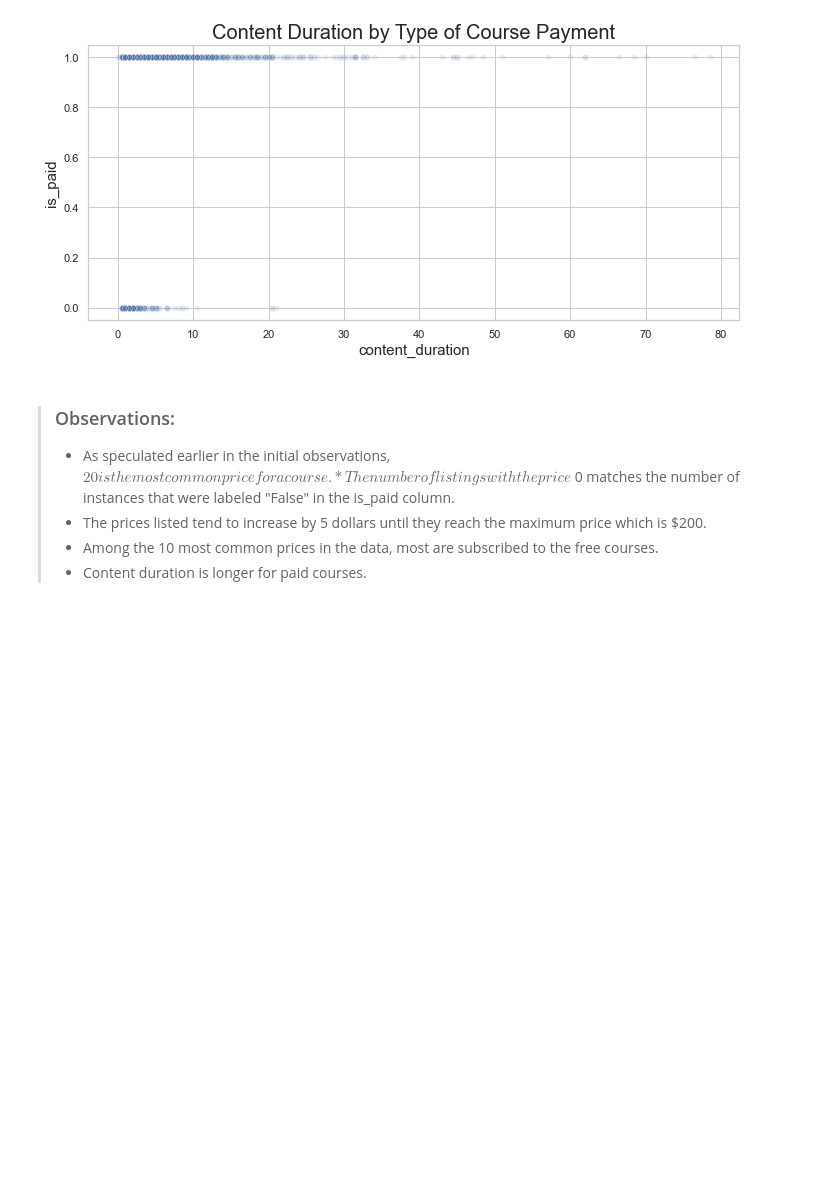
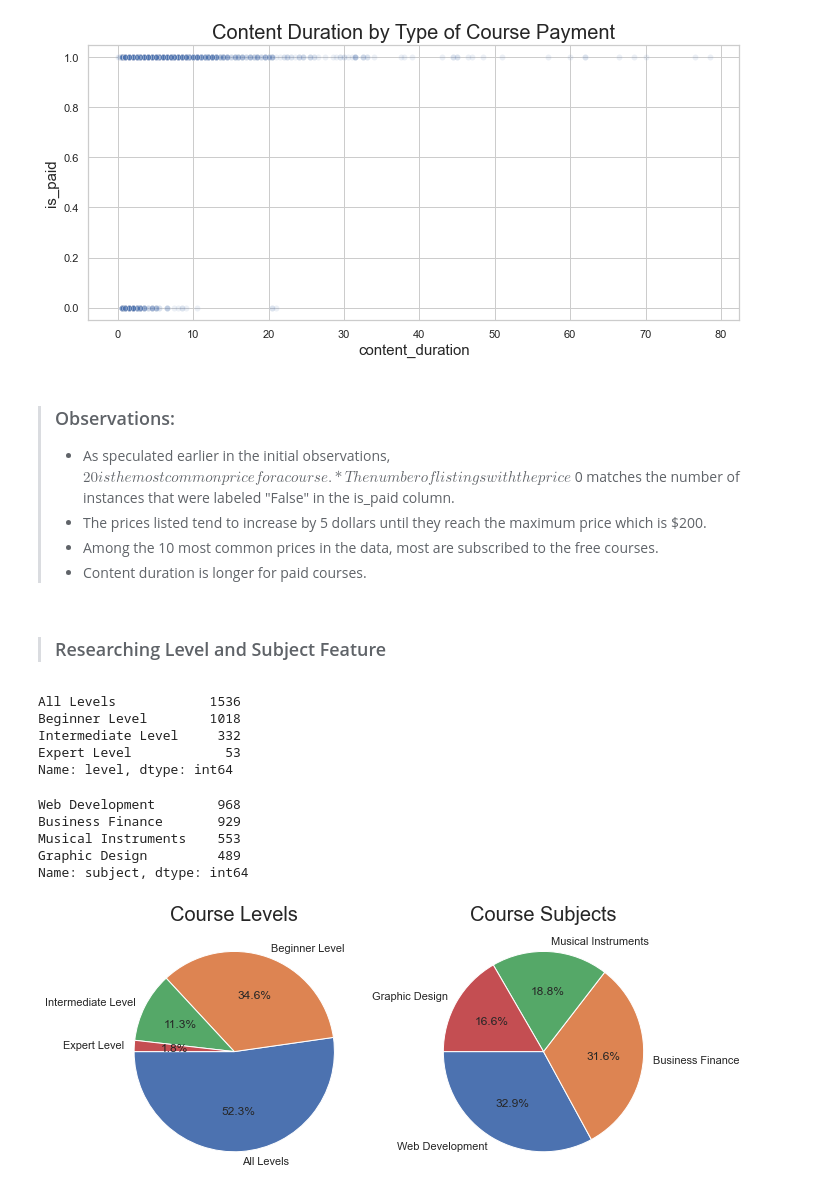
Before and after one commit to adiy55/1SA-Final-Project, a Jupyter notebook: 1SA ML Udemy Courses.ipynb, the cells around one changed output. Saved outputs shown, nothing was run; the diff lists cells and outputs as text; code cells hidden in the pictures; blank space fills up the shorter version.

Commit message:
Add pie plots of course levels and subjects in data

```diff
--- a/1SA ML Udemy Courses.ipynb
+++ b/1SA ML Udemy Courses.ipynb
@@ -391,3 +391,36 @@ plt.show()
 > which is $200.
 > * Among the 10 most common prices in the data, most are subscribed to the free courses.
 > * Content duration is longer for paid courses.
+# %% [markdown]
+> ### Researching Level and Subject Feature
+# %%
+# count number of instances for each level
+level_values = df2["level"].value_counts()
+level_values
+# %% [output]
+All Levels            1536
+Beginner Level        1018
+Intermediate Level     332
+Expert Level            53
+Name: level, dtype: int64
+# %%
+# count number of instances for each subject
+subject_values = df2["subject"].value_counts()
+subject_values
+# %% [output]
+Web Development        968
+Business Finance       929
+Musical Instruments    553
+Graphic Design         489
+Name: subject, dtype: int64
+# %%
+# pie plot of course levels and subjects in data
+fig, ax = plt.subplots(1,2, figsize=(10,5))
+ax[0].pie(level_values, startangle=180, labels=level_values.index, autopct="%1.1f%%")
+ax[0].set_title("Course Levels", size=20)
+ax[1].pie(subject_values, startangle=180, labels=subject_values.index, autopct="%1.1f%%")
+ax[1].set_title("Course Subjects", size=20)
+plt.tight_layout()
+plt.show()
+# %% [output]
+[figure, added]
```
